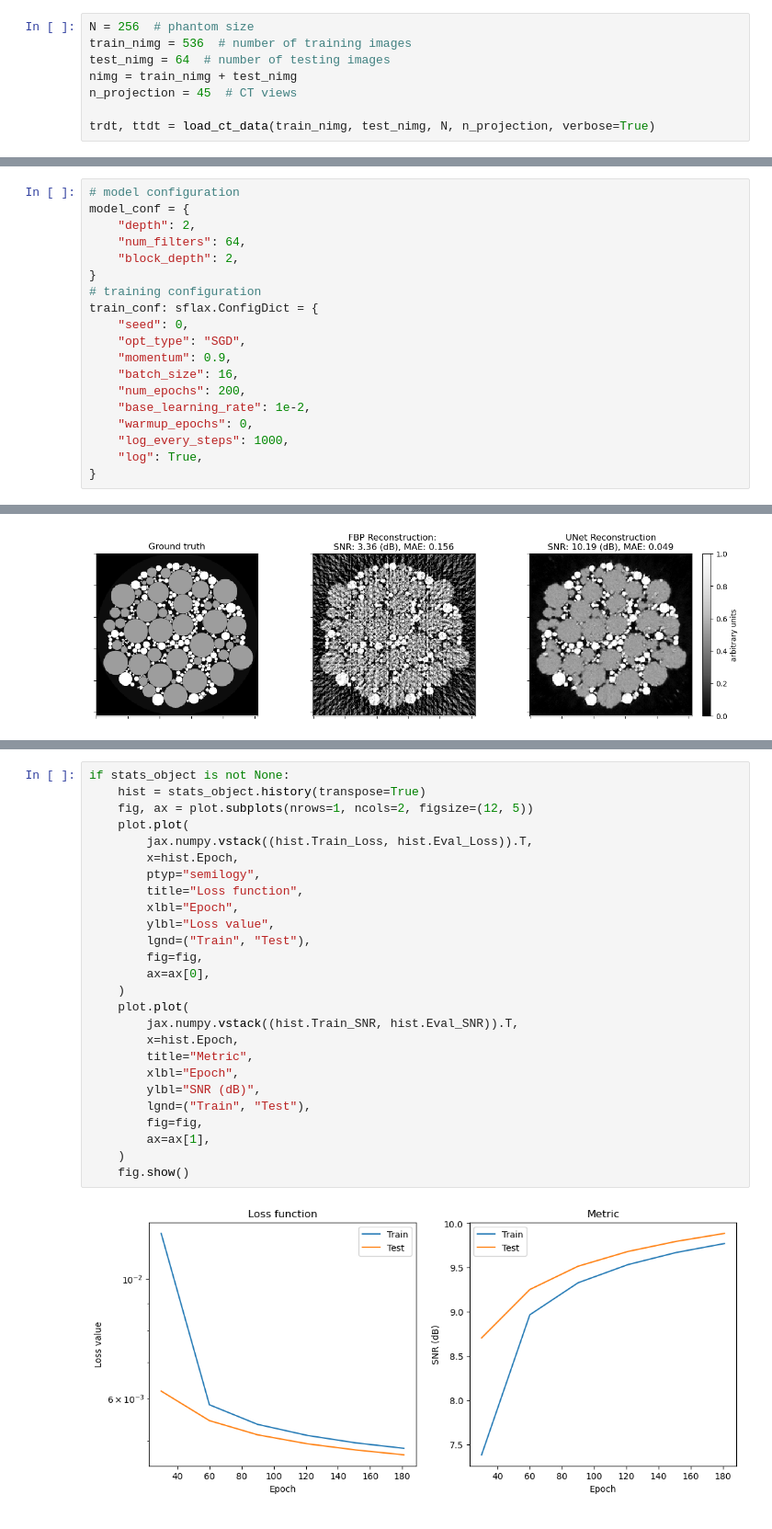
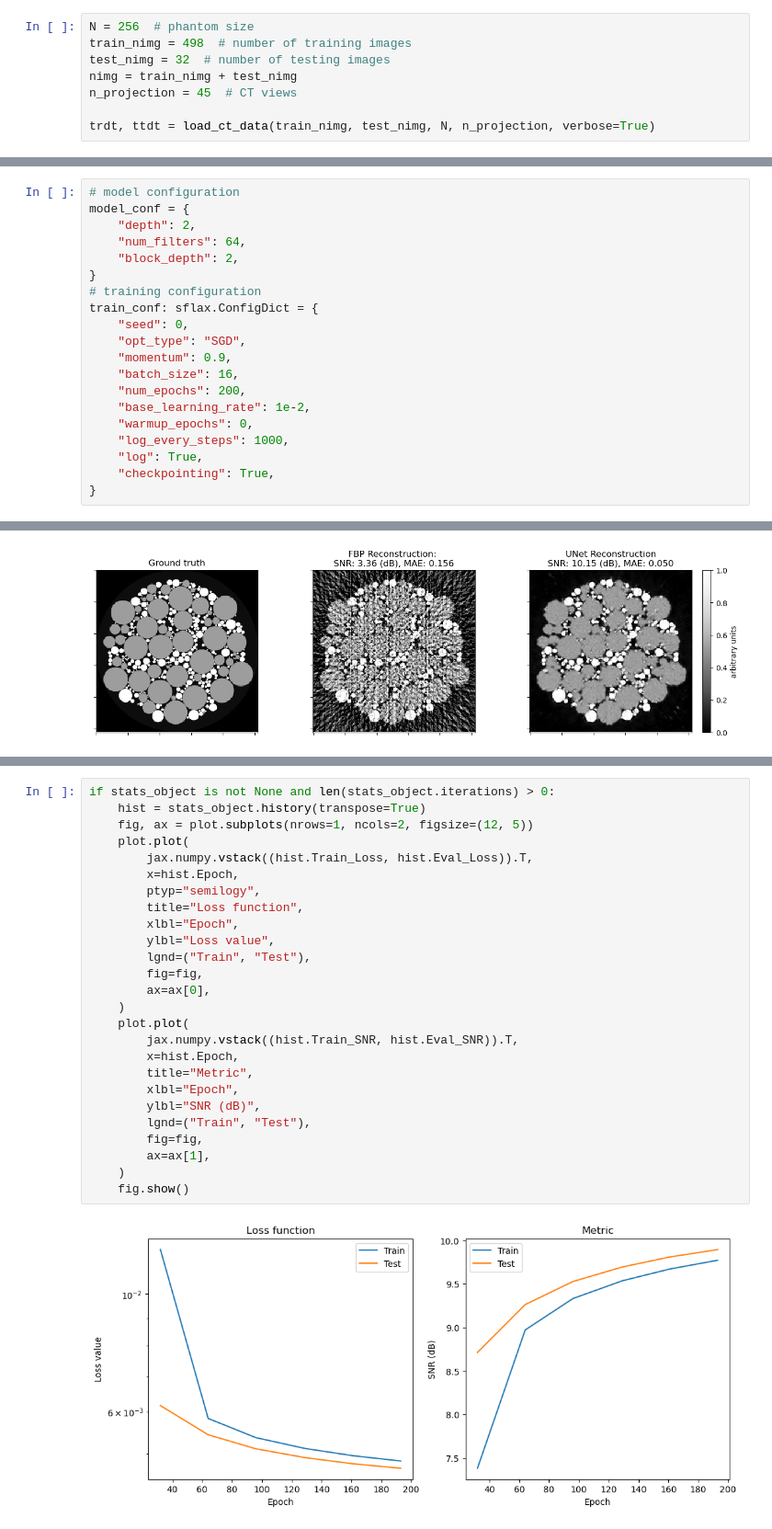
Before and after one commit to lanl/scico-data, a Jupyter notebook: notebooks/ct_astra_unet_train_foam2.ipynb, the cells around one changed output, grey strips where cells are left out. Shown at 92% size. Cells and saved outputs as stored; diff of their text form.

```diff
--- a/notebooks/ct_astra_unet_train_foam2.ipynb
+++ b/notebooks/ct_astra_unet_train_foam2.ipynb
@@ -30,8 +30,8 @@ Platform:  gpu
 Read data from cache or generate if not available.
 # %%
 N = 256  # phantom size
-train_nimg = 536  # number of training images
-test_nimg = 64  # number of testing images
+train_nimg = 498  # number of training images
+test_nimg = 32  # number of testing images
 nimg = train_nimg + test_nimg
 n_projection = 45  # CT views
 
@@ -79,6 +79,7 @@ train_conf: sflax.ConfigDict = {
     "warmup_epochs": 0,
     "log_every_steps": 1000,
     "log": True,
+    "checkpointing": True,
 }
 # %% [markdown]
 Construct UNet model.
@@ -205,28 +220,28 @@ cycle was done (i.e. not reading final epoch results from checkpoint).
 # %%
-if stats_object is not None:
+if stats_object is not None and len(stats_object.iterations) > 0:
     hist = stats_object.history(transpose=True)
     fig, ax = plot.subplots(nrows=1, ncols=2, figsize=(12, 5))
     plot.plot(
         jax.numpy.vstack((hist.Train_Loss, hist.Eval_Loss)).T,
         x=hist.Epoch,
         ptyp="semilogy",
         title="Loss function",
         xlbl="Epoch",
         ylbl="Loss value",
         lgnd=("Train", "Test"),
         fig=fig,
         ax=ax[0],
     )
     plot.plot(
         jax.numpy.vstack((hist.Train_SNR, hist.Eval_SNR)).T,
         x=hist.Epoch,
         title="Metric",
         xlbl="Epoch",
         ylbl="SNR (dB)",
         lgnd=("Train", "Test"),
         fig=fig,
         ax=ax[1],
     )
     fig.show()
 # %% [output]
-[figure, old version]
+[figure, new version]
```
Also changed, not shown: parts of 5 cells of this notebook, 5 other files.
